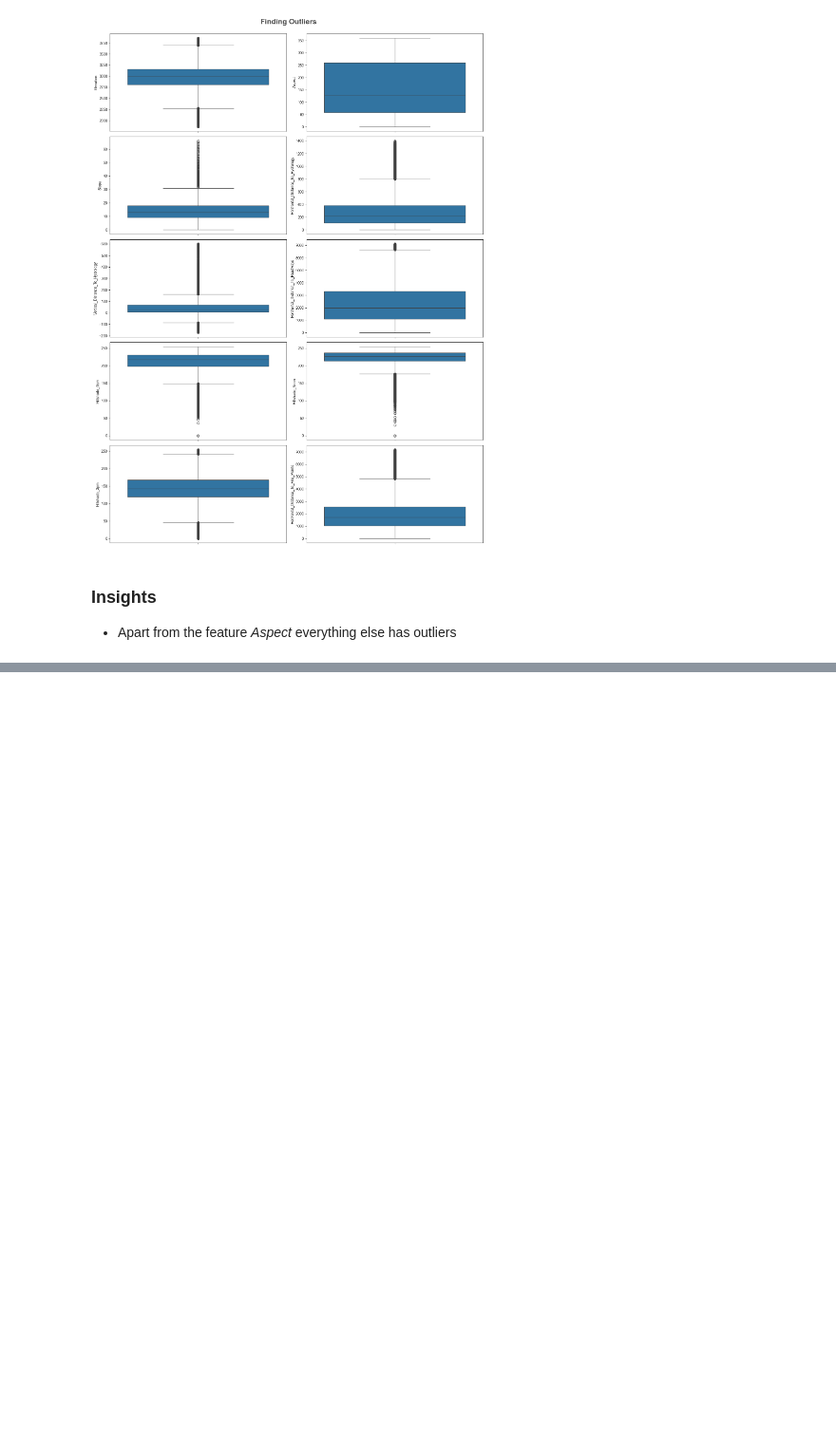
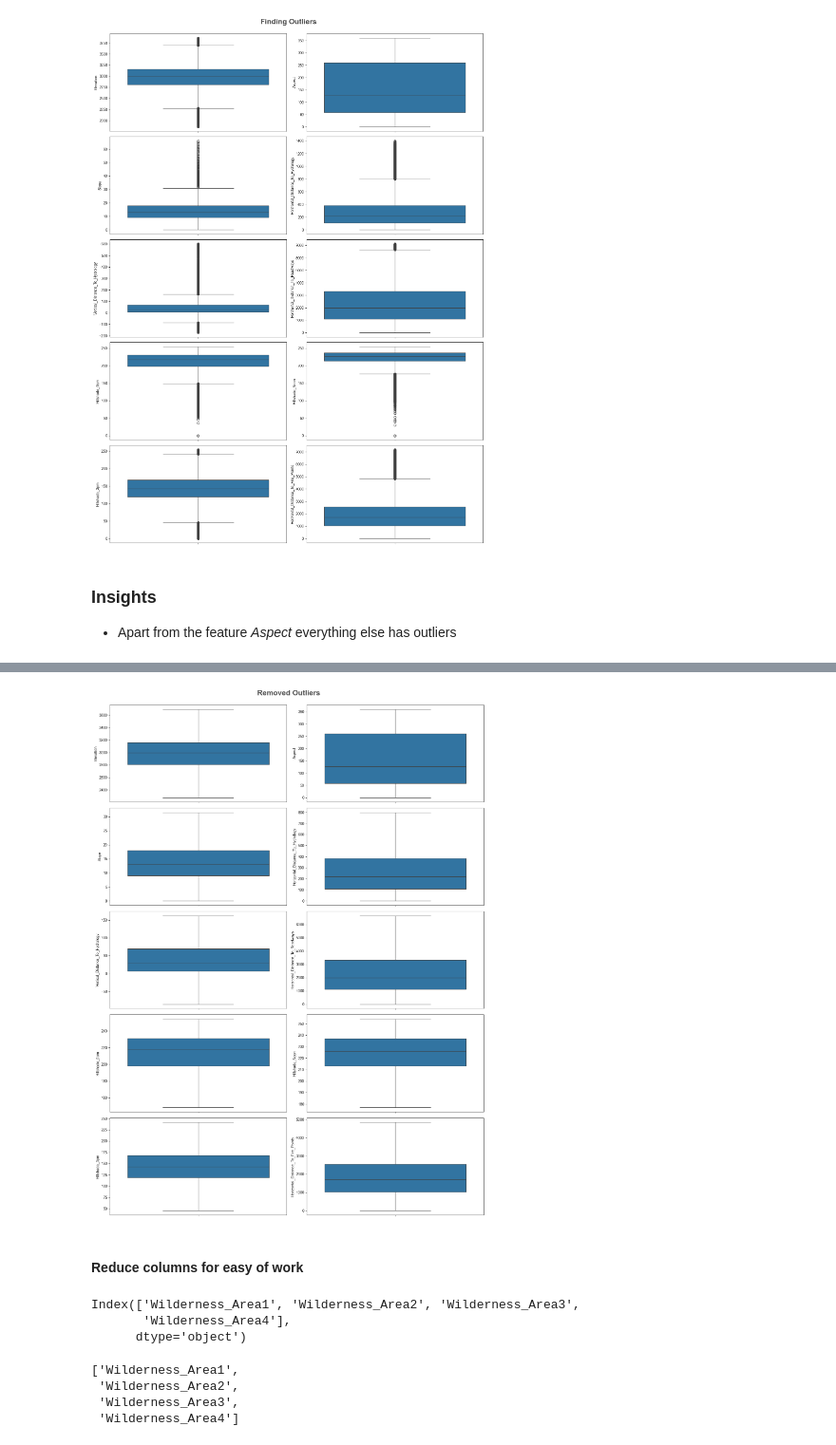
Before and after one commit to natek-1/Forest-Covertype, a Jupyter notebook: research/FE_and_Model_Training.ipynb, the cells around one changed output, grey strips where cells are left out. Shown at 95% size. Drawn from its saved outputs; the diff is of its cells as text; code cells hidden in the pictures; blank space fills up the shorter version.

```diff
--- a/research/FE_and_Model_Training.ipynb
+++ b/research/FE_and_Model_Training.ipynb
@@ -84,0 +97,35 @@ for idx, column in enumerate(continous_features):
+# %%
+df_copy = df.copy()
+
+def detect_and_cap_outliers(col, data=df_copy):
+    percentile_25 = data[col].quantile(0.25)
+    percentile_75 = data[col].quantile(0.75)
+    iqr = percentile_75 - percentile_25
+    upper_limit = percentile_75 + 1.5 * iqr
+    lower_limit = percentile_25 - 1.5 * iqr
+    data.loc[data[col] > upper_limit, col] = upper_limit
+    data.loc[data[col] < lower_limit, col] = lower_limit
+    return df_copy
+# %%
+for column in continous_features:
+    df_copy = detect_and_cap_outliers(column)
+# %%
+## Using IQR method and box plot
+
+plt.figure(figsize=(15, 20))
+plt.suptitle("Removed Outliers", fontsize=20, fontweight="bold", alpha=0.8, y=1.)
+for idx, column in enumerate(continous_features):
+    plt.subplot(5, 2, idx+1)
+    sns.set_style("ticks")
+    sns.boxplot(df_copy[column])
+    plt.tight_layout()
+# %% [output]
+[figure, added]
+# %% [markdown]
+#### Reduce columns for easy of work
+# %%
+df.iloc[:,10:14].columns
+# %% [output]
+Index(['Wilderness_Area1', 'Wilderness_Area2', 'Wilderness_Area3',
+       'Wilderness_Area4'],
+      dtype='object')
@@ -84,0 +136,7 @@ for idx, column in enumerate(continous_features):
+# %%
+wilderness_types
+# %% [output]
+['Wilderness_Area1',
+ 'Wilderness_Area2',
+ 'Wilderness_Area3',
+ 'Wilderness_Area4']
```
Also changed, not shown: parts of 5 cells of this notebook.
